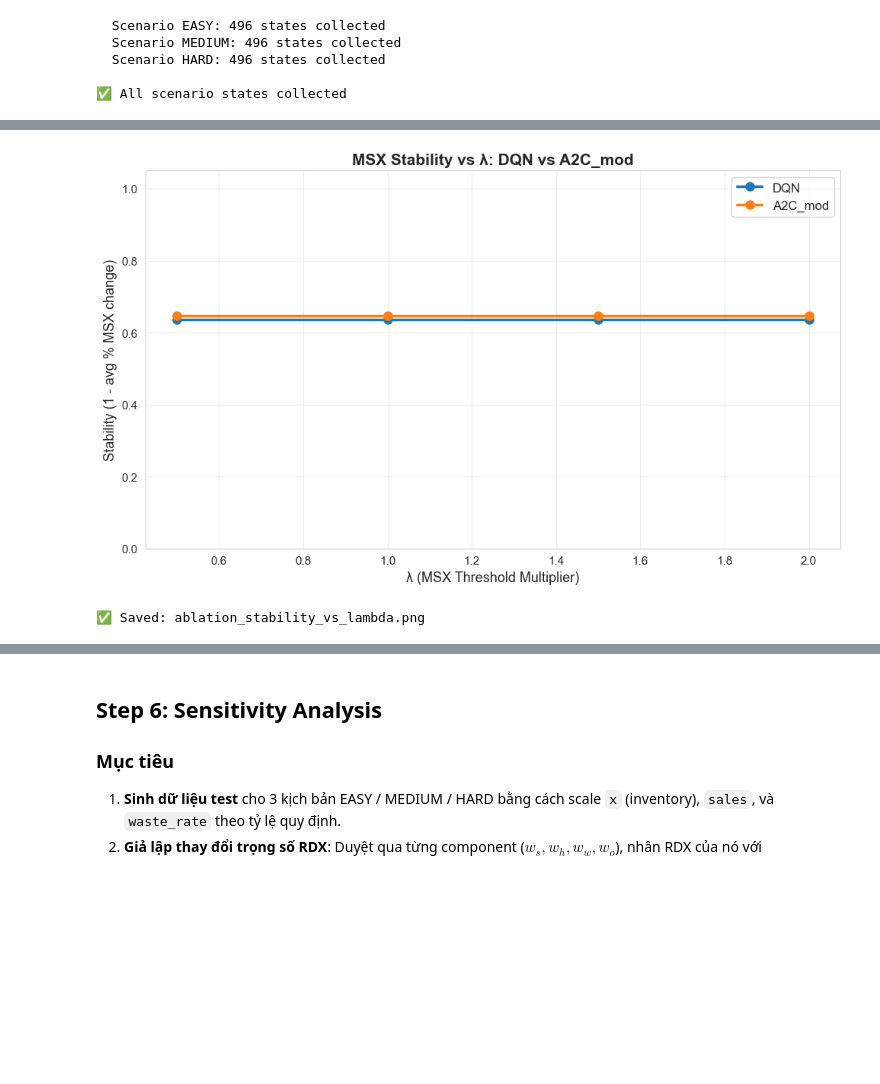
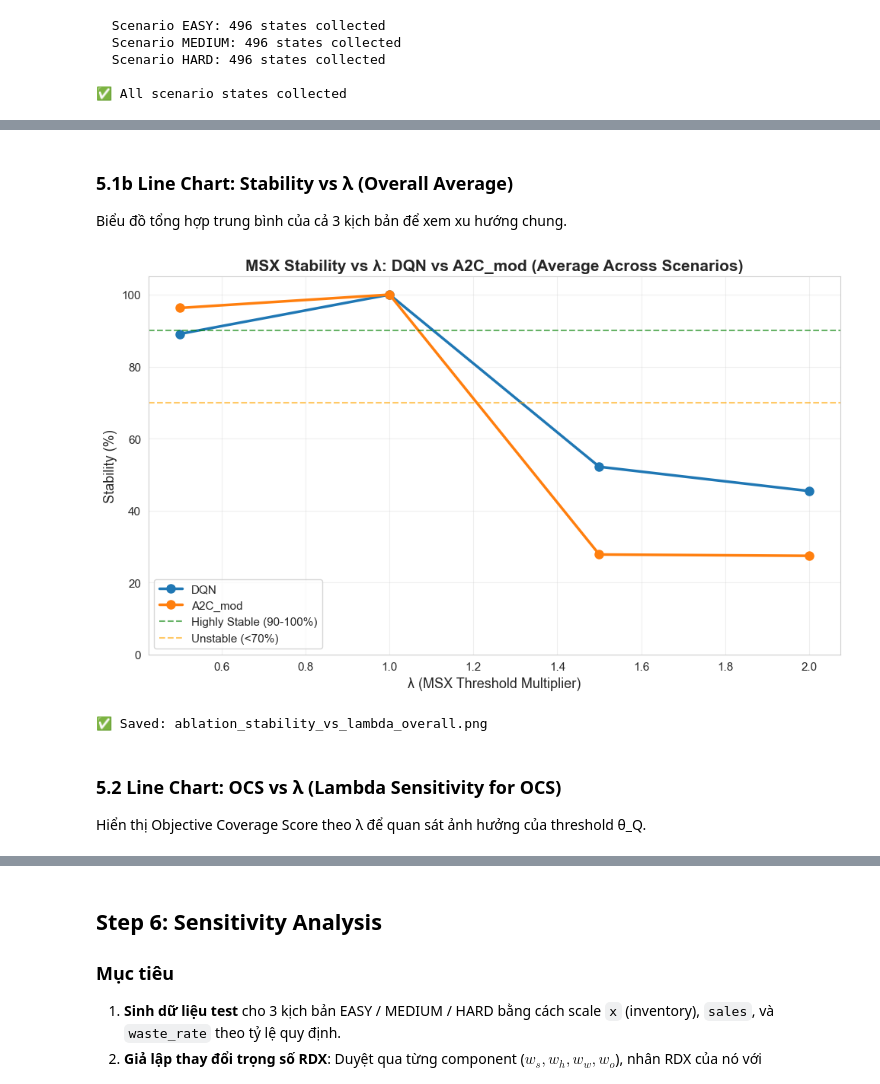
Before and after one commit to EgawaMasao/QLKHO-RL, a Jupyter notebook: ablation_study.ipynb, the cells around one changed output, grey strips where cells are left out. Drawn from its saved outputs; the diff is of its cells as text; code cells hidden in the pictures; blank space fills up the shorter version.

Commit message:
update ablation_study

```diff
--- a/ablation_study.ipynb
+++ b/ablation_study.ipynb
@@ -995,10 +1236,36 @@ LAMBDA_VALUES = [0.5, 1.0, 1.5, 2.0]
 AGENT_NAMES   = ['DQN', 'A2C_mod']
 N_STATES       = 496  # number of test states to evaluate
 
+# Lambda-to-Theta mapping cho OCS (RDX)
+# Lambda càng cao → theta_q càng cao → chỉ tính objectives có ΔQ mạnh
+LAMBDA_THETA_MAP = {
+    0.5: 0.005,   # Very sensitive - detects weak objective contributions
+    1.0: 0.010,   # Balanced (default)
+    1.5: 0.015,   # Conservative
+    2.0: 0.020    # Very conservative - only strong objectives
+}
+
+# Lambda-to-Epsilon mapping cho FCS (SHAP) — ĐỒNG BỘ với ablation_SHAP.ipynb
+# Lambda càng cao → epsilon càng cao → chỉ tính features có SHAP mạnh
+LAMBDA_EPSILON_MAP = {
+    0.5: 0.005,   # Very sensitive - detects weak contributions
+    1.0: 0.010,   # Balanced (default) ✅ FIXED: tăng từ 0.001
+    1.5: 0.015,   # Conservative
+    2.0: 0.020    # Very conservative - only strong contributions
+}
+
 print("Experiment grid:")
 total_runs = len(AGENT_NAMES) * len(SCENARIOS) * len(XAI_CONFIGS) * len(LAMBDA_VALUES)
 print(f"  {len(AGENT_NAMES)} agents × {len(SCENARIOS)} scenarios × "
       f"{len(XAI_CONFIGS)} configs × {len(LAMBDA_VALUES)} λ = {total_runs} runs")
+
+print(f"\nLambda → Theta_Q Mapping (for OCS):")
+for lam, theta in LAMBDA_THETA_MAP.items():
+    print(f"  λ = {lam:.1f} → θ_Q = {theta:.4f} ({theta*100:.2f}%)")
+
+print(f"\nLambda → Epsilon Mapping (for FCS):")
+for lam, eps in LAMBDA_EPSILON_MAP.items():
+    print(f"  λ = {lam:.1f} → ε = {eps:.4f} ({eps*100:.2f}%)")
 # %% [output]
 Experiment grid:
   2 agents × 3 scenarios × 3 configs × 4 λ = 72 runs
@@ -1276,31 +1721,43 @@ DQN     EASY         2.399     2.399
+# %% [markdown]
+### 5.1b Line Chart: Stability vs λ (Overall Average)
+Biểu đồ tổng hợp trung bình của cả 3 kịch bản để xem xu hướng chung.
 # %%
 # ============================================================
-# PLOT 1: Stability vs λ — DQN vs A2C
+# PLOT 1b: Stability vs λ — Overall Average (All Scenarios)
 # ============================================================
 fig, ax = plt.subplots(figsize=(10, 6))
 
 for agent_name in AGENT_NAMES:
     subset = df_ablation[(df_ablation['agent'] == agent_name) &
                 (df_ablation['xai_config'].isin(['RDX_only', 'Combined'])) &
                 (df_ablation['Stability'].notna())]
     if subset.empty:
         continue
     grouped = subset.groupby('lambda')['Stability'].mean()
     ax.plot(grouped.index, grouped.values,
             marker='o', linewidth=2.5, markersize=8,
             label=agent_name)
 
 ax.set_xlabel('λ (MSX Threshold Multiplier)', fontsize=13)
-ax.set_ylabel('Stability (1 - avg % MSX change)', fontsize=13)
-ax.set_title('MSX Stability vs λ: DQN vs A2C_mod', fontsize=15, fontweight='bold')
+ax.set_ylabel('Stability (%)', fontsize=13)
+ax.set_title('MSX Stability vs λ: DQN vs A2C_mod (Average Across Scenarios)',
+             fontsize=15, fontweight='bold')
 ax.legend(fontsize=12)
 ax.grid(True, alpha=0.3)
-ax.set_ylim(0, 1.05)
+ax.set_ylim(0, 105)
+
+# Add interpretation bands
+ax.axhline(90, color='green', linestyle='--', linewidth=1.5, alpha=0.6, label='Highly Stable (90-100%)')
+ax.axhline(70, color='orange', linestyle='--', linewidth=1.5, alpha=0.6, label='Unstable (<70%)')
+ax.legend(fontsize=11, loc='best')
 
 plt.tight_layout()
-plt.savefig('ablation_stability_vs_lambda.png', dpi=150, bbox_inches='tight')
+plt.savefig('ablation_stability_vs_lambda_overall.png', dpi=150, bbox_inches='tight')
 plt.show()
-print("✅ Saved: ablation_stability_vs_lambda.png")
+print("✅ Saved: ablation_stability_vs_lambda_overall.png")
 # %% [output]
-[figure, old version]
+[figure, new version]
-✅ Saved: ablation_stability_vs_lambda.png
+✅ Saved: ablation_stability_vs_lambda_overall.png
+# %% [markdown]
+### 5.2 Line Chart: OCS vs λ (Lambda Sensitivity for OCS)
+Hiển thị Objective Coverage Score theo λ để quan sát ảnh hưởng của threshold θ_Q.
```
Also changed, not shown: parts of 31 cells of this notebook, 15 other files.
